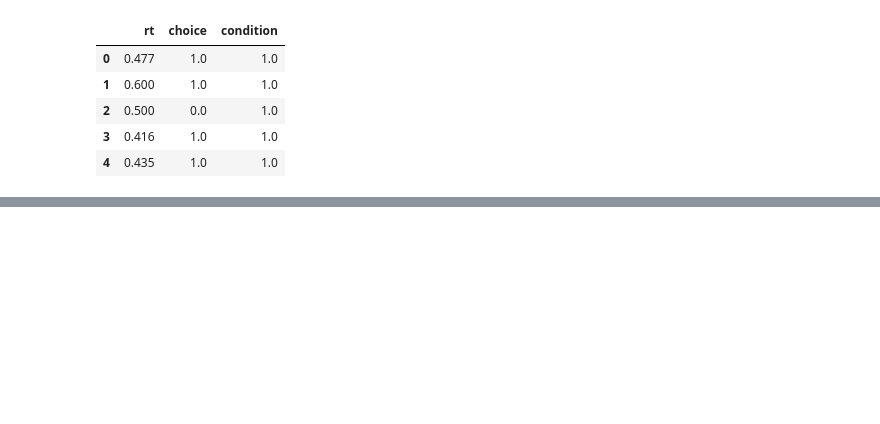
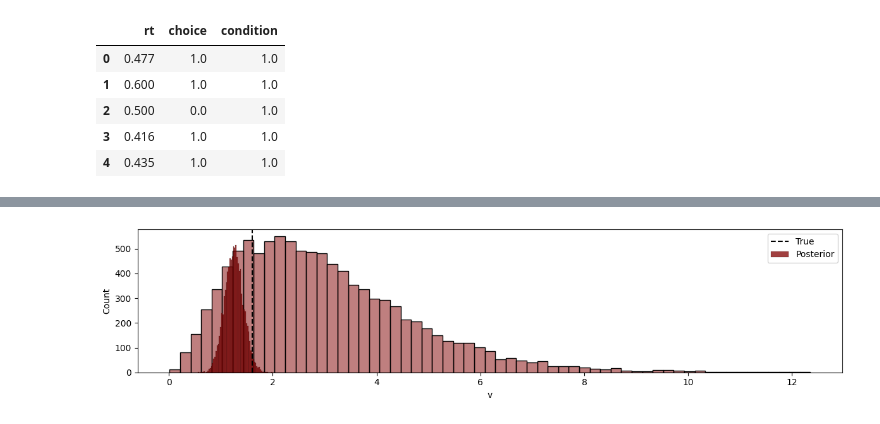
Before and after one commit to jerrymhuang/DreamDrone, a Jupyter notebook: CM02/DDM_Estimation.ipynb, the cells around one changed output, grey strips where cells are left out. Cells and saved outputs as stored; diff of their text form; code cells hidden in the pictures; blank space fills up the shorter version.

```diff
--- a/CM02/DDM_Estimation.ipynb
+++ b/CM02/DDM_Estimation.ipynb
@@ -52,0 +105,2 @@ model {
+# %%
+df = fit.to_frame()
@@ -52,0 +131,9 @@ model {
+# %%
+f, ax = plt.subplots(1, 1, figsize=(12, 3))
+sns.histplot(np.random.gamma(3, 1, size=10000), color='maroon', ax=ax, alpha=0.5)
+sns.histplot(df.v, color='maroon', ax=ax, label='Posterior')
+ax.axvline(1.6, color='black', linestyle='--', label='True')
+ax.legend()
+f.tight_layout()
+# %% [output]
+[figure, added]
```
Also changed, not shown: parts of 10 cells of this notebook, 3 other files.
